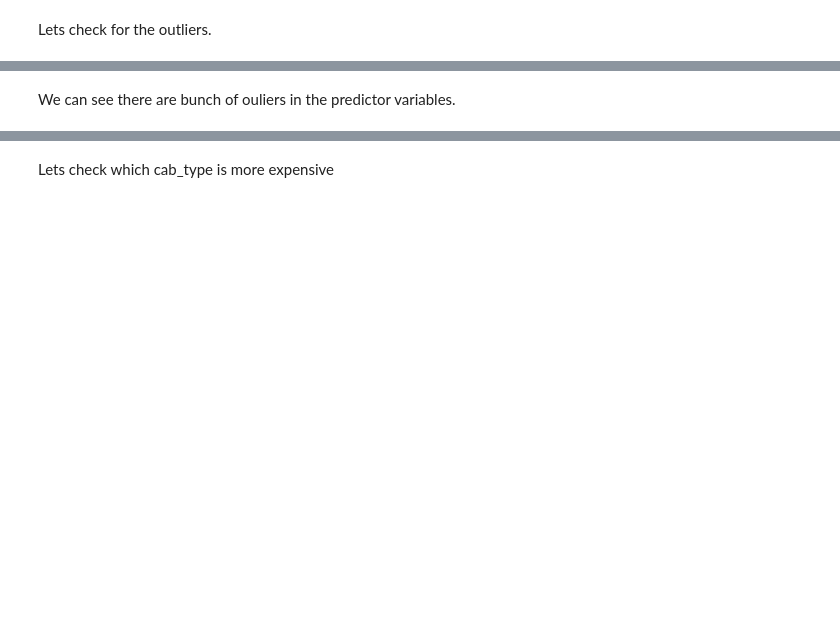
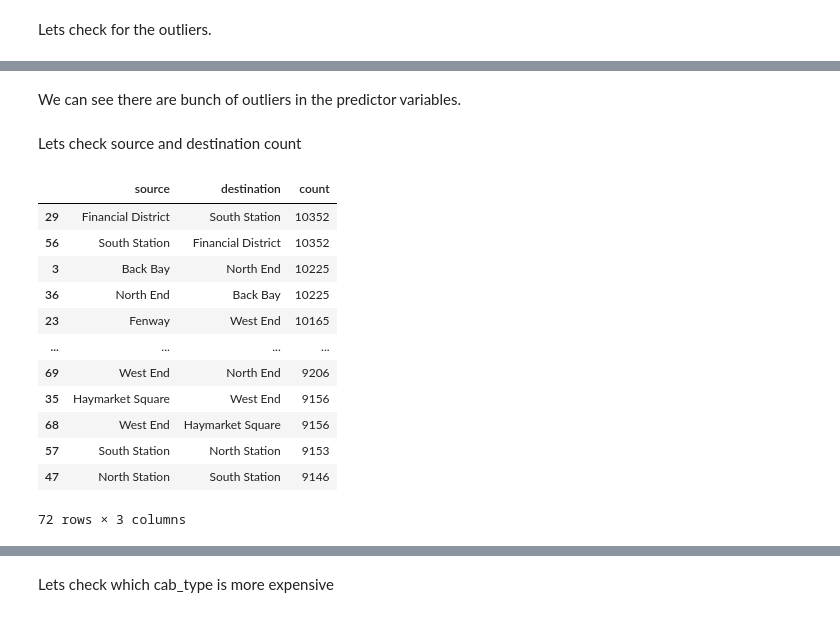
Before and after one commit to DunngenMaster/ml-project, a Jupyter notebook: Data_clean.ipynb, the cells around one changed output, grey strips where cells are left out. Cells and saved outputs as stored; diff of their text form; code cells hidden in the pictures; blank space fills up the shorter version.

```diff
--- a/Data_clean.ipynb
+++ b/Data_clean.ipynb
@@ -183,3 +186,23 @@ plt.show()
 # %% [markdown]
-We can see there are bunch of ouliers in the predictor variables.
+We can see there are bunch of outliers in the predictor variables.
+# %% [markdown]
+Lets check source and destination count
+# %%
+result  = ride.groupby(['source','destination']).size().reset_index(name='count')
+result = result.sort_values(by='count',ascending=False)
+result
+# %% [output]
+|  | source | destination | count |
+| 29 | Financial District | South Station | 10352 |
+| 56 | South Station | Financial District | 10352 |
+| 3 | Back Bay | North End | 10225 |
+| 36 | North End | Back Bay | 10225 |
+| 23 | Fenway | West End | 10165 |
+| ... | ... | ... | ... |
+| 69 | West End | North End | 9206 |
+| 35 | Haymarket Square | West End | 9156 |
+| 68 | West End | Haymarket Square | 9156 |
+| 57 | South Station | North Station | 9153 |
+| 47 | North Station | South Station | 9146 |
+72 rows × 3 columns
 # %%
```
Also changed, not shown: parts of 19 cells of this notebook.
